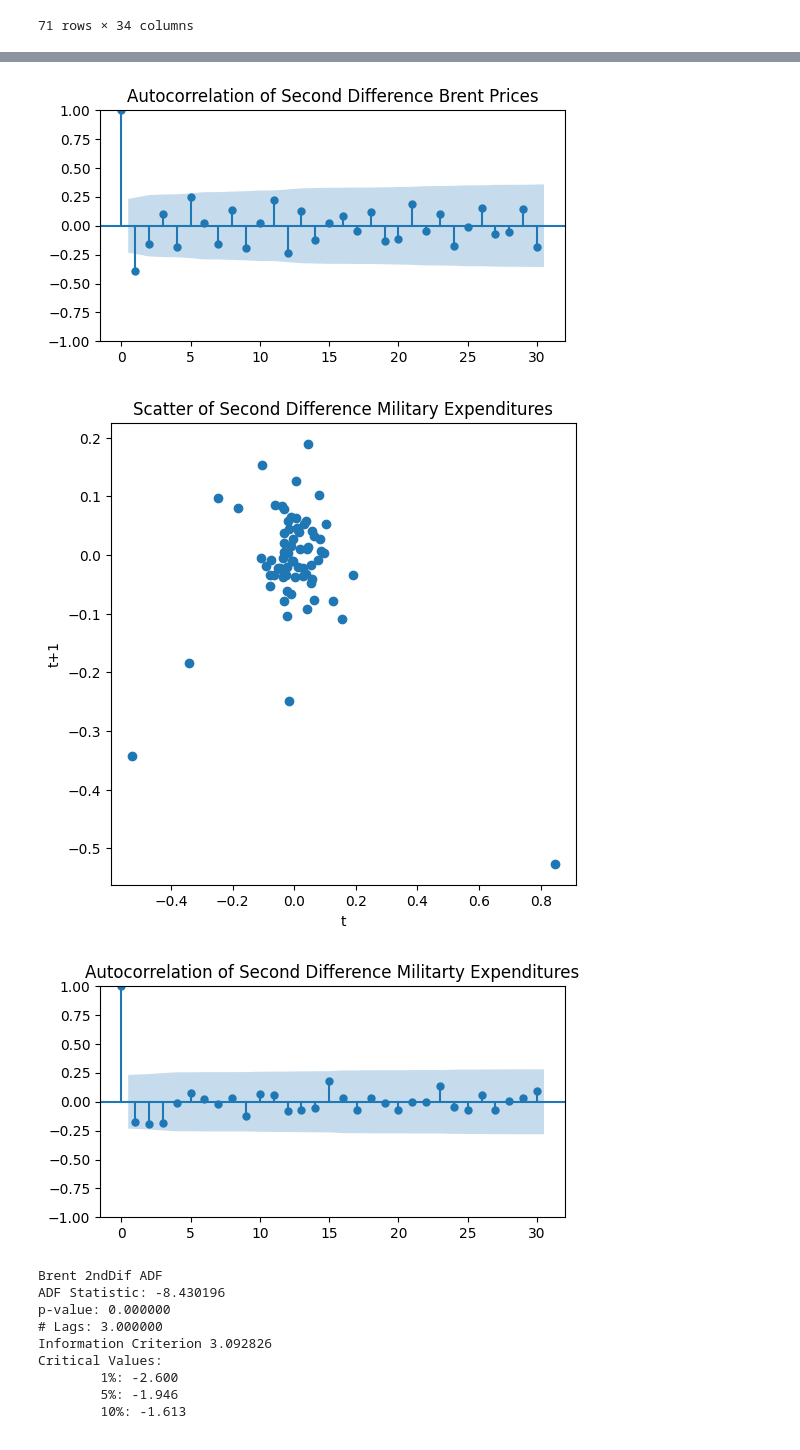
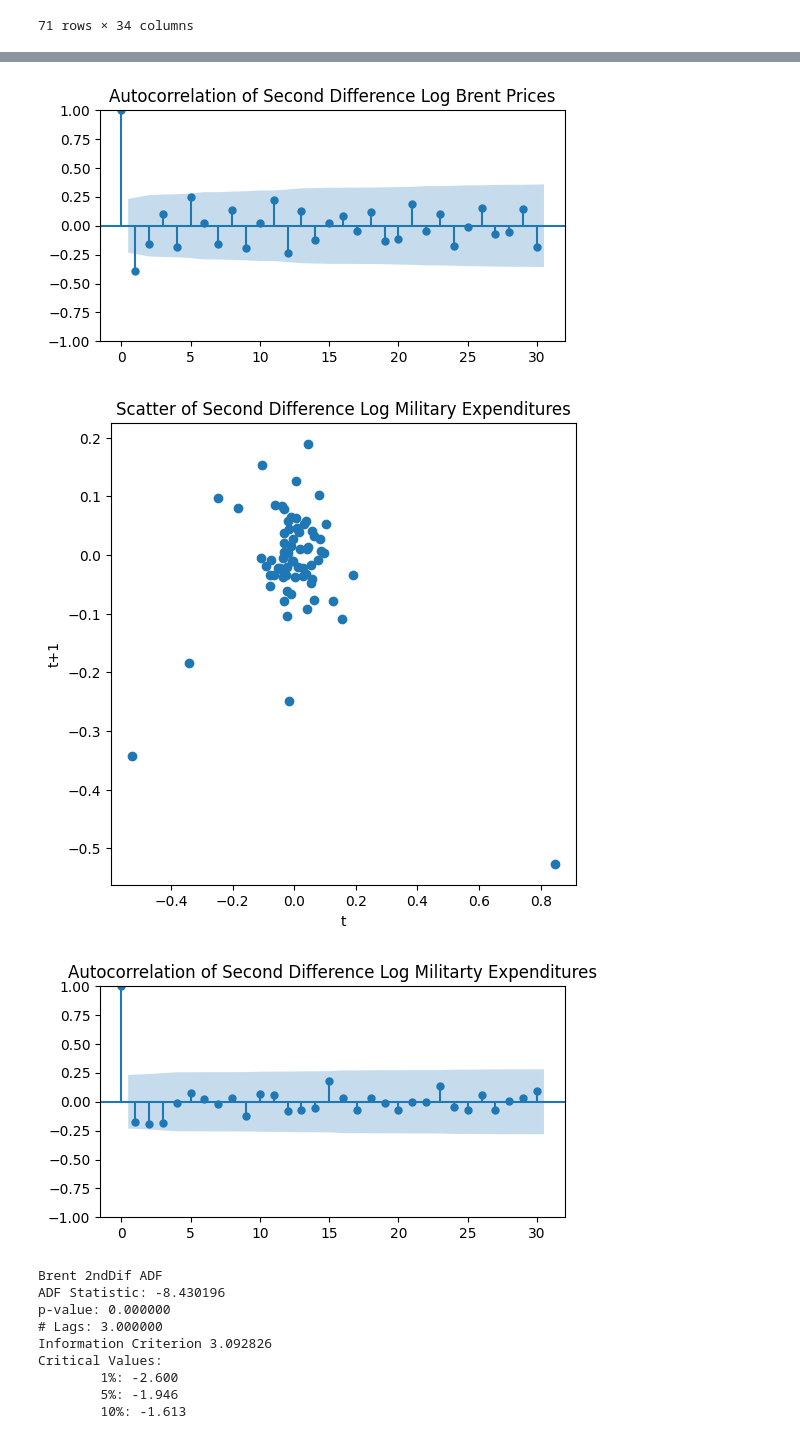
Before and after one commit to simitiangreg/granger_casaulity, a Jupyter notebook: oil_military.ipynb, the cells around one changed output, grey strips where cells are left out. Cells and saved outputs as stored; diff of their text form; code cells hidden in the pictures.

```diff
--- a/oil_military.ipynb
+++ b/oil_military.ipynb
@@ -616,13 +616,13 @@ fig, ax = plt.subplots(figsize=(6, 6))
 ax.scatter(main_table2['log_Brent_2d'], main_table2['log_Brent_2d1'])
 ax.set_ylabel('t+1')
 ax.set_xlabel('t')
-plt.title('Scatter of Second Difference Brent Prices')
+plt.title('Scatter of Second Difference Log Brent Prices')
 plt.savefig(graphics + 'plotI', bbox_inches='tight', dpi=500)
 plt.show()
 
 fig, ax = plt.subplots(figsize=(6, 3))
 plot_acf(main_table2['log_Brent_2d'], lags=30, ax=ax)
-plt.title('Autocorrelation of Second Difference Brent Prices')
+plt.title('Autocorrelation of Second Difference Log Brent Prices')
 plt.savefig(graphics + 'plotJ', bbox_inches='tight', dpi=500)
 plt.show()
 
@@ -630,13 +630,13 @@ fig, ax = plt.subplots(figsize=(6, 6))
 ax.scatter(main_table2['log_USD_2d'], main_table2['log_USD_2d1'])
 ax.set_xlabel('t')
 ax.set_ylabel('t+1')
-plt.title('Scatter of Second Difference Military Expenditures')
+plt.title('Scatter of Second Difference Log Military Expenditures')
 plt.savefig(graphics + 'plotK', bbox_inches='tight', dpi=500)
 plt.show()
 
 fig, ax = plt.subplots(figsize=(6, 3))
 plot_acf(main_table2['log_USD_2d'], lags=30, ax=ax)
-plt.title('Autocorrelation of Second Difference Militarty Expenditures')
+plt.title('Autocorrelation of Second Difference Log Militarty Expenditures')
 plt.savefig(graphics + 'plotL', bbox_inches='tight', dpi=500)
 plt.show()
 # %% [output]
@@ -644,6 +644,6 @@ plt.show()
-[figure, old version]
+[figure, new version]
-[figure, old version]
+[figure, new version]
-[figure, old version]
+[figure, new version]
 # %%
 adf_brent_2 = adfuller(main_table2['log_Brent_2d'], regression='n', maxlag= 18, autolag='t-stat')
 adf_usd_2 = adfuller(main_table2['log_USD_2d'], regression='n', maxlag= 18, autolag='t-stat')
```
Also changed, not shown: parts of 9 cells of this notebook.
